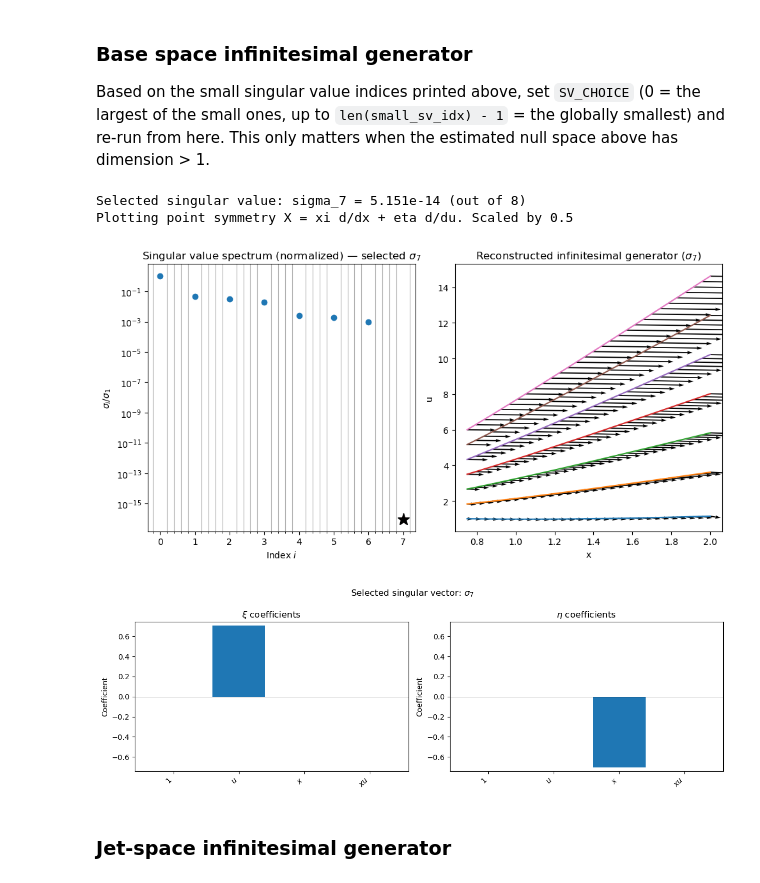
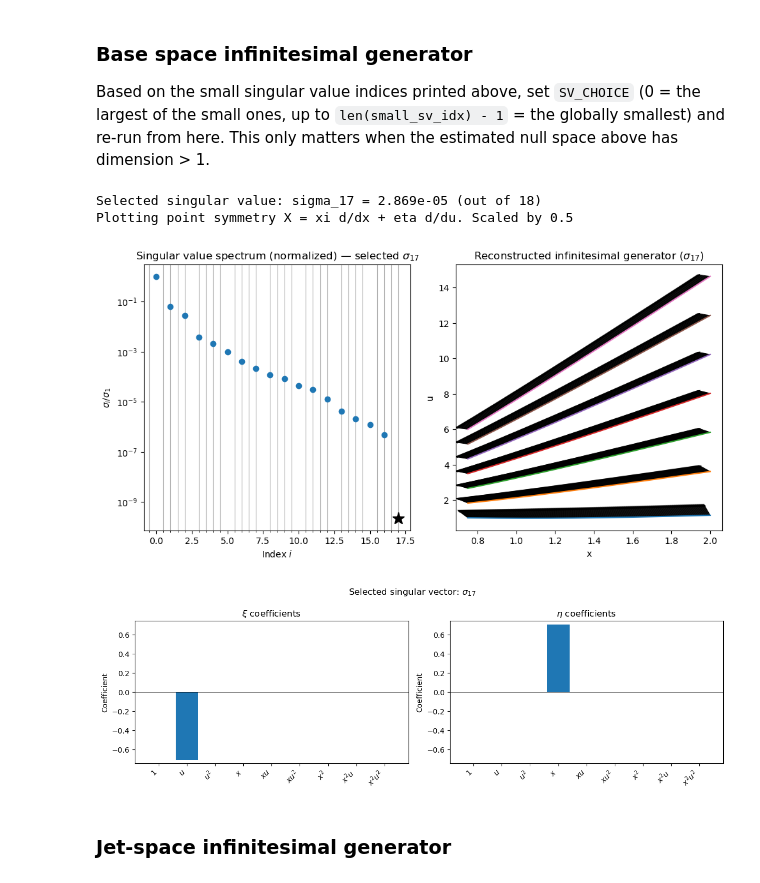
Before and after one commit to rros22/symmetry-detection, a Jupyter notebook: notebooks/ode_symmetry_explorer.ipynb, the cells around one changed output. Cells and saved outputs as stored; diff of their text form; code cells hidden in the pictures.

```diff
--- a/notebooks/ode_symmetry_explorer.ipynb
+++ b/notebooks/ode_symmetry_explorer.ipynb
@@ -30,13 +30,21 @@ from symmetry_detection import solver
 # --- ODE choice ---
 # One of gtr.ODES.keys(): "bernoulli", "rational", "riccati", "scaling", "abel"
 ODE = "rational"
-
+analytic_derivative = False
+num_points = 1500
+rtol = 1e-15
+atol = 1e-15
 print(f"ODE = {ODE!r}")
 
 # Reuse the same resolution function the CLI/example scripts use, so this
-# notebook can never disagree with them about what "default" means.
+# notebook can never disagree with them about what "default" means. Note this
+# also resolves rtol/atol (defaults.DEFAULT_RTOL/DEFAULT_ATOL): those matter a
+# lot more than num_points for how well the numerical derivative embedding
+# (analytic_derivative=False) can agree with the analytic one - see the next
+# cell.
 ode_args = argparse.Namespace(
     ode=ODE, start=None, end=None, initial_conditions=None, num_points=None, method=None,
+    rtol=None, atol=None,
 )
 ode_args = gtr.resolve_ode_args(ode_args)
 
@@ -45,8 +53,11 @@ X = gtr.generate_equation_manifold(
     x_start=ode_args.start,
     x_end=ode_args.end,
     initial_conditions=ode_args.initial_conditions,
-    num_points=ode_args.num_points,
+    num_points=num_points,
     method=ode_args.method,
+    rtol=rtol,
+    atol=atol,
+    analytic_derivative=analytic_derivative
 )
 X_stacked = gtr.concatenate_trajectories(X)
 
@@ -134,8 +390,8 @@ characteristic = False
 # --- Basis elements: pick a range OR an explicit list, exactly like the CLI's
 # --param_range / --param_list flags (see data_matrices.resolve_basis_args).
 # PARAM_LIST always overrides PARAM_RANGE when it is not None.
-PARAM_RANGE = (0, 1)  # all (m, n) pairs with m, n in 0..3
-PARAM_LIST = None #[(0,0), (1,0), (-2,2)]    # e.g. [(0, 0), (1, 0), (0, 1), (2, 1)] to pick elements individually
+PARAM_RANGE = (0, 2)  # all (m, n) pairs with m, n in 0..3
+PARAM_LIST = None #[(0,0), (-2,2)] #[(0,0), (1,0), (-2,2)]    # e.g. [(0, 0), (1, 0), (0, 1), (2, 1)] to pick elements individually
 sv_ratio = 1000
 
 # Resolve basis parameters the same way the CLI does: PARAM_LIST overrides
@@ -191,7 +447,7 @@ estimated null space above has dimension > 1.
 # Indexes into small_sv_idx, printed above (not an absolute S/Vt index).
 # Out-of-range values are clamped to the nearest valid choice with a warning.
 SV_CHOICE = 0
-normalize_quiver = False
+normalize_quiver = True
 scale_quiver = 0.5
 
 idx = solver.pick_small_singular_value(small_sv_idx, sv_choice=SV_CHOICE)
@@ -228,36 +484,36 @@ for trajectory in X:
     ax4[1].plot(trajectory[0], trajectory[1])
 ax4[1].set_xlabel("x")
 ax4[1].set_ylabel("u")
 ax4[1].set_title(f"Reconstructed infinitesimal generator ($\\sigma_{{{result.idx}}}$)")
 ax4[1].set_box_aspect(1)
 
 fig4.tight_layout()
 
 # Coefficients
 n_basis = len(result.param_list)
 
 bars_fig, (ax_xi, ax_eta) = plt.subplots(1, 2, figsize=(12, 4))
 bars_fig.suptitle(f"Selected singular vector: {sigma_label}")
 coeff_ylim = plot.shared_coefficient_ylim(result.singular_vector[:n_basis], result.singular_vector[n_basis:])
 plot.plot_basis_coefficient_bars(
     result.singular_vector[:n_basis], result.param_list, basis_args.basis_type,
     ax=ax_xi, title=r"$\xi$ coefficients", sort_by_magnitude=False, log_scale=False, ylim=coeff_ylim
 )
 plot.plot_basis_coefficient_bars(
     result.singular_vector[n_basis:], result.param_list, basis_args.basis_type,
     ax=ax_eta, title=r"$\eta$ coefficients", sort_by_magnitude=False, log_scale=False, ylim=coeff_ylim
 )
 bars_fig.tight_layout()
 
 if characteristic:
     print(f"Plotting characteristic point symmetry Xhat = Q d/du, with Q = eta - u_x * xi. Scaled by {scale_quiver}")
 else:
     print(f"Plotting point symmetry X = xi d/dx + eta d/du. Scaled by {scale_quiver}")
 # %% [output]
-Selected singular value: sigma_7 = 5.151e-14 (out of 8)
+Selected singular value: sigma_17 = 2.869e-05 (out of 18)
 Plotting point symmetry X = xi d/dx + eta d/du. Scaled by 0.5
-[figure, old version]
+[figure, new version]
-[figure, old version]
+[figure, new version]
 # %% [markdown]
 ### Jet-space infinitesimal generator
 # %%
```
Also changed, not shown: parts of 8 cells of this notebook, 9 other files.
